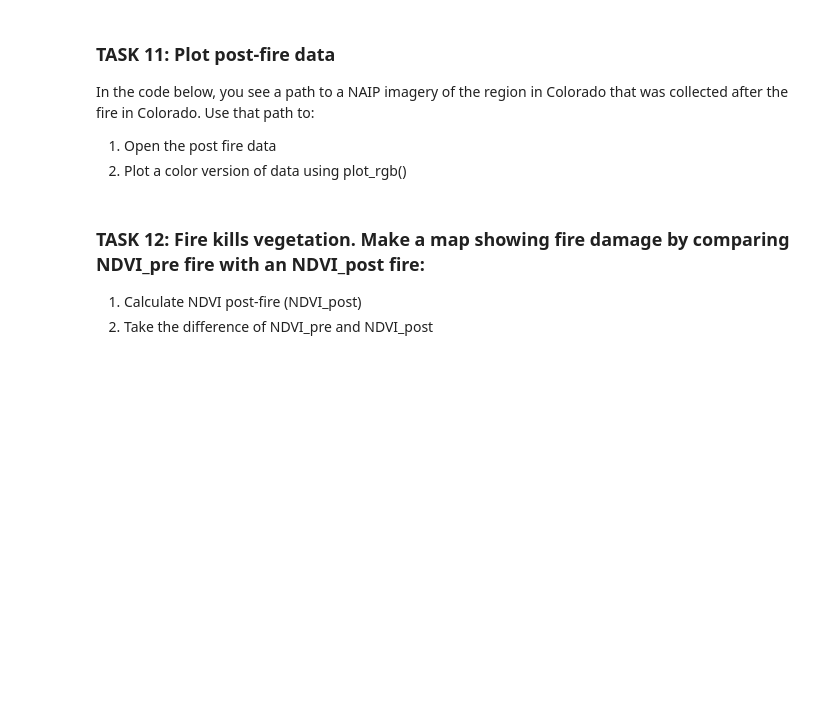
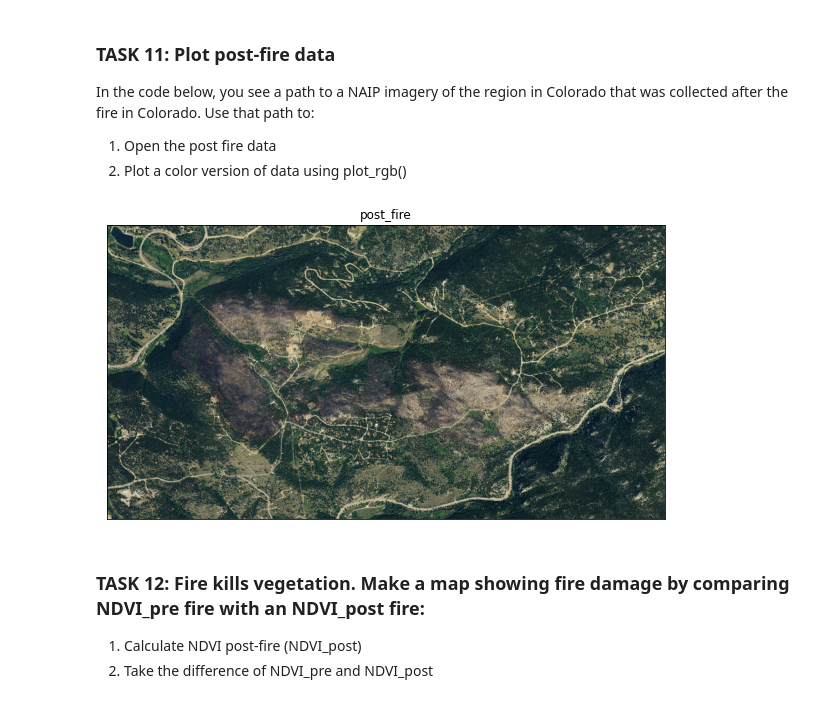
Before and after one commit to MarilynSmith1/EnvDatSci22, a Jupyter notebook: CodeSprints/RasterData101.ipynb, the cells around one changed output. Saved outputs shown, nothing was run; the diff lists cells and outputs as text; code cells hidden in the pictures; blank space fills up the shorter version.

```diff
--- a/CodeSprints/RasterData101.ipynb
+++ b/CodeSprints/RasterData101.ipynb
@@ -480,20 +608,22 @@ In the code below, you see a path to a NAIP imagery of the region in Colorado th
 # %%
 # Add the code here to open the raster and read the numpy array inside it
 # Create a path for the data file - notice it is a .tif file
 naip_post_fire_path = os.path.join("earthpy-downloads",
                                    "naip-before-after",
                                    "post-fire",
                                    "crop",
                                    "m_3910505_nw_13_1_20170902_crop.tif")
 
 # Task 11: open naip_post_fire
 with rio.open(naip_post_fire_path) as naip_postfire_src:
   naip_post_fire = naip_postfire_src.read()
 
 # Task 11: plot naip_post_fire
 ep.plot_rgb(naip_post_fire,
-            title = 'naip data post-fire')
+            title = 'post_fire')
 plt.show()
+# %% [output]
+[figure, added]
 # %% [markdown]
 ### TASK 12: Fire kills vegetation. Make a map showing fire damage by comparing NDVI_pre fire with an NDVI_post fire:
 1. Calculate NDVI post-fire (NDVI_post)
```
Also changed, not shown: parts of 39 cells of this notebook.
